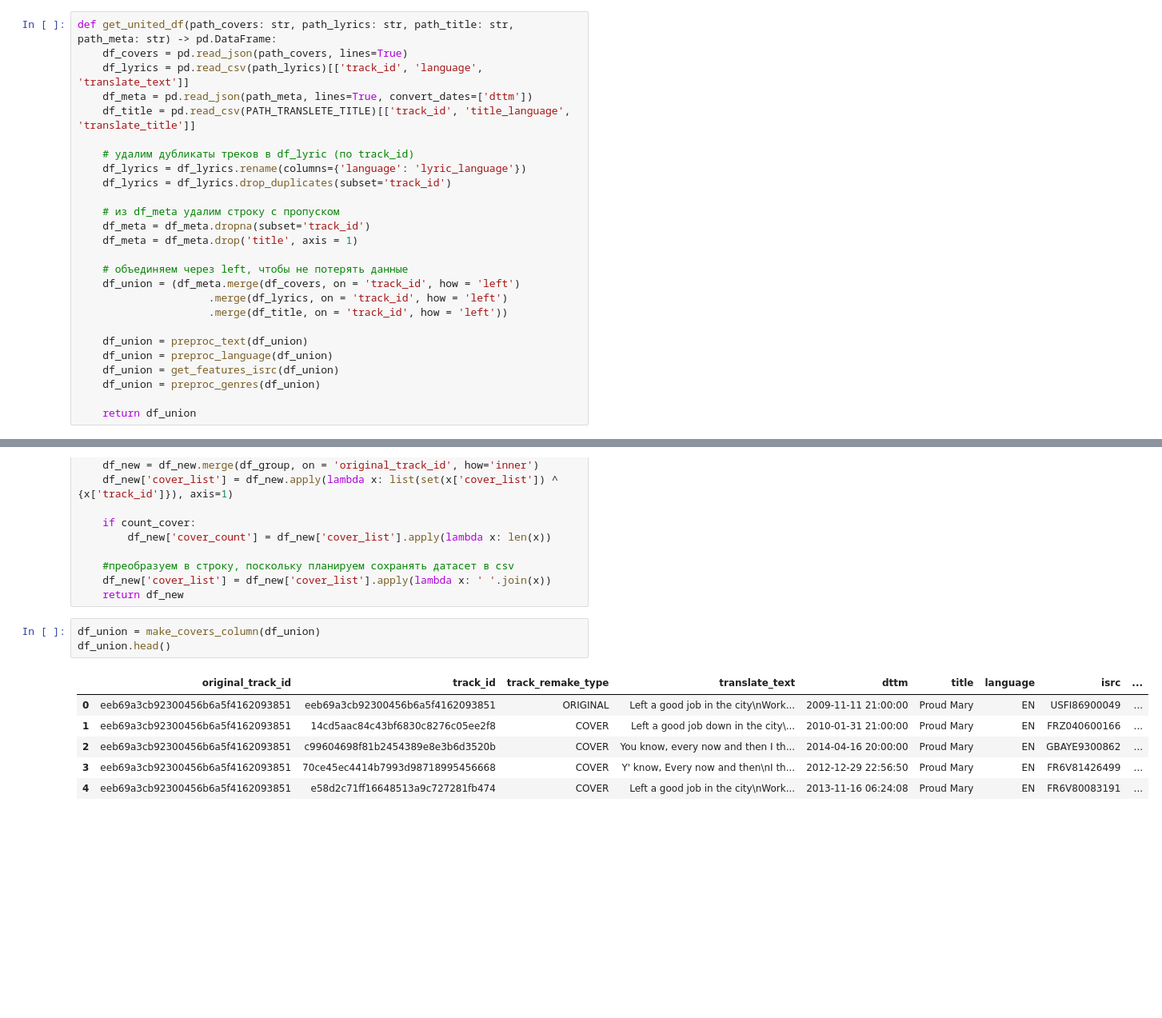
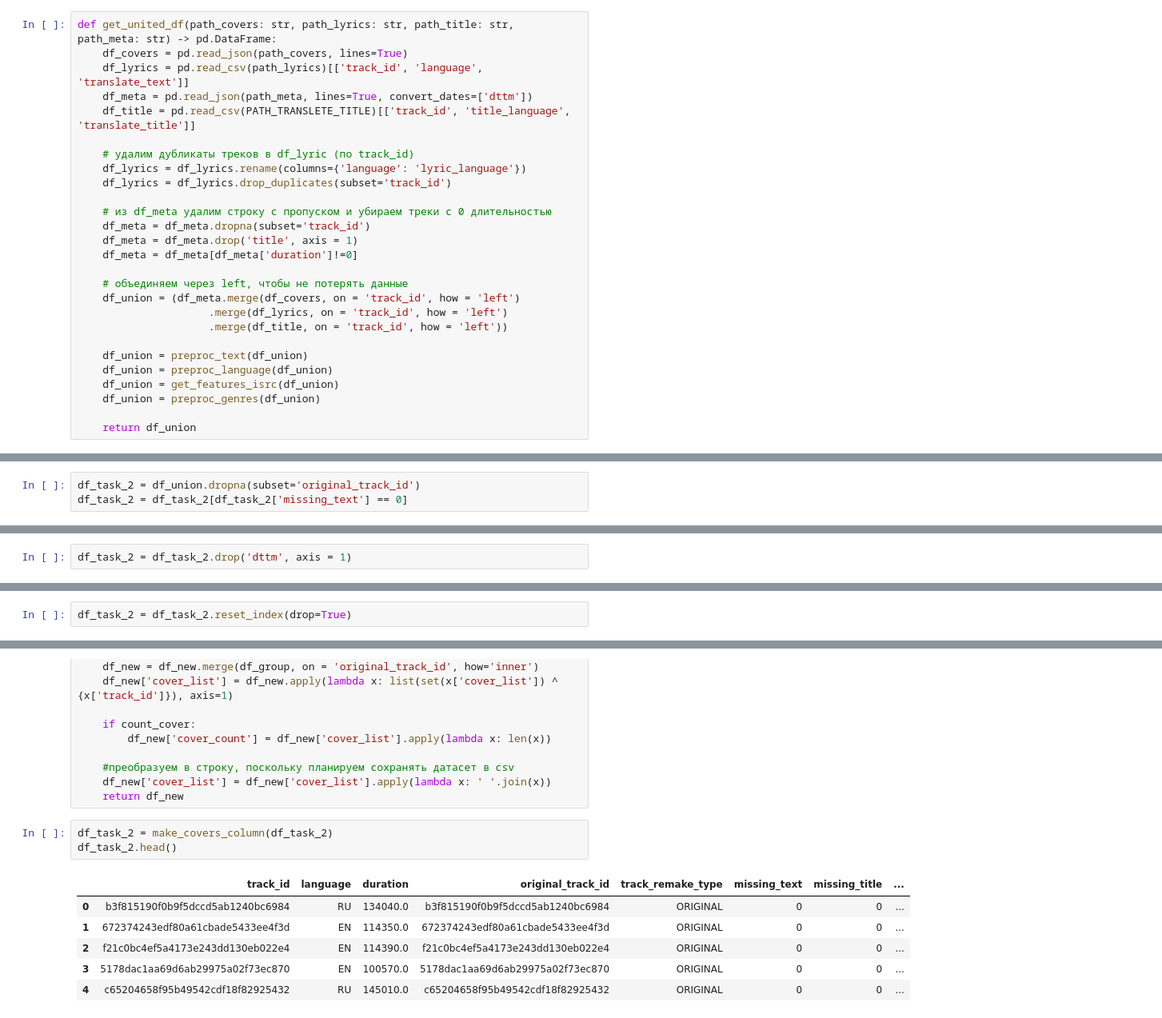
Before and after one commit to Musical-Detectives-Team/hakaton_yandex_music, a Jupyter notebook: preprocessing.ipynb, the cells around one changed output, grey strips where cells are left out. Shown: that part at 80% size. Cells and saved outputs as stored; diff of their text form; blank space fills up the shorter version.

```diff
--- a/preprocessing.ipynb
+++ b/preprocessing.ipynb
@@ -229,9 +215,10 @@ def get_united_df(path_covers: str, path_lyrics: str, path_title: str, path_meta
     df_lyrics = df_lyrics.rename(columns={'language': 'lyric_language'})
     df_lyrics = df_lyrics.drop_duplicates(subset='track_id')
 
-    # из df_meta удалим строку с пропуском
+    # из df_meta удалим строку с пропуском и убираем треки с 0 длительностью
     df_meta = df_meta.dropna(subset='track_id')
     df_meta = df_meta.drop('title', axis = 1)
+    df_meta = df_meta[df_meta['duration']!=0]
 
     # объединяем через left, чтобы не потерять данные
     df_union = (df_meta.merge(df_covers, on = 'track_id', how = 'left')
@@ -291,0 +281,3 @@ df_union.to_csv(PATH_SAVE_UNITED_DF, index=False)
+# %%
+df_task_2 = df_union.dropna(subset='original_track_id')
+df_task_2 = df_task_2[df_task_2['missing_text'] == 0]
@@ -291,0 +286,2 @@ df_union.to_csv(PATH_SAVE_UNITED_DF, index=False)
+# %%
+df_task_2 = df_task_2.drop('dttm', axis = 1)
@@ -292,3 +322,5 @@ df_union.to_csv(PATH_SAVE_UNITED_DF, index=False)
+# %%
+df_task_2 = df_task_2.reset_index(drop=True)
 # %% [markdown]
 Теперь нам нужно создать столбец в котором будут указаны все каверы / оригиналы для конкретного original_track_id и посчитать их количество
 # %%
@@ -309,12 +341,12 @@ def make_covers_column(df: pd.DataFrame, count_cover=True) -> pd.DataFrame:
     df_new['cover_list'] = df_new['cover_list'].apply(lambda x: ' '.join(x))
     return df_new
 # %%
-df_union = make_covers_column(df_union)
-df_union.head()
+df_task_2 = make_covers_column(df_task_2)
+df_task_2.head()
 # %% [output]
-|  | original_track_id | track_id | track_remake_type | translate_text | dttm | title | language | isrc | ... |
-| 0 | eeb69a3cb92300456b6a5f4162093851 | eeb69a3cb92300456b6a5f4162093851 | ORIGINAL | Left a good job in the city\nWork... | 2009-11-11 21:00:00 | Proud Mary | EN | USFI86900049 | ... |
-| 1 | eeb69a3cb92300456b6a5f4162093851 | 14cd5aac84c43bf6830c8276c05ee2f8 | COVER | Left a good job down in the city\... | 2010-01-31 21:00:00 | Proud Mary | EN | FRZ040600166 | ... |
-| 2 | eeb69a3cb92300456b6a5f4162093851 | c99604698f81b2454389e8e3b6d3520b | COVER | You know, every now and then I th... | 2014-04-16 20:00:00 | Proud Mary | EN | GBAYE9300862 | ... |
-| 3 | eeb69a3cb92300456b6a5f4162093851 | 70ce45ec4414b7993d98718995456668 | COVER | Y' know, Every now and then\nI th... | 2012-12-29 22:56:50 | Proud Mary | EN | FR6V81426499 | ... |
-| 4 | eeb69a3cb92300456b6a5f4162093851 | e58d2c71ff16648513a9c727281fb474 | COVER | Left a good job in the city\nWork... | 2013-11-16 06:24:08 | Proud Mary | EN | FR6V80083191 | ... |
+|  | track_id | language | duration | original_track_id | track_remake_type | missing_text | missing_title | ... |
+| 0 | b3f815190f0b9f5dccd5ab1240bc6984 | RU | 134040.0 | b3f815190f0b9f5dccd5ab1240bc6984 | ORIGINAL | 0 | 0 | ... |
+| 1 | 672374243edf80a61cbade5433ee4f3d | EN | 114350.0 | 672374243edf80a61cbade5433ee4f3d | ORIGINAL | 0 | 0 | ... |
+| 2 | f21c0bc4ef5a4173e243dd130eb022e4 | EN | 114390.0 | f21c0bc4ef5a4173e243dd130eb022e4 | ORIGINAL | 0 | 0 | ... |
+| 3 | 5178dac1aa69d6ab29975a02f73ec870 | EN | 100570.0 | 5178dac1aa69d6ab29975a02f73ec870 | ORIGINAL | 0 | 0 | ... |
+| 4 | c65204658f95b49542cdf18f82925432 | RU | 145010.0 | c65204658f95b49542cdf18f82925432 | ORIGINAL | 0 | 0 | ... |
```
Also changed, not shown: parts of 32 cells of this notebook, 2 other files.
